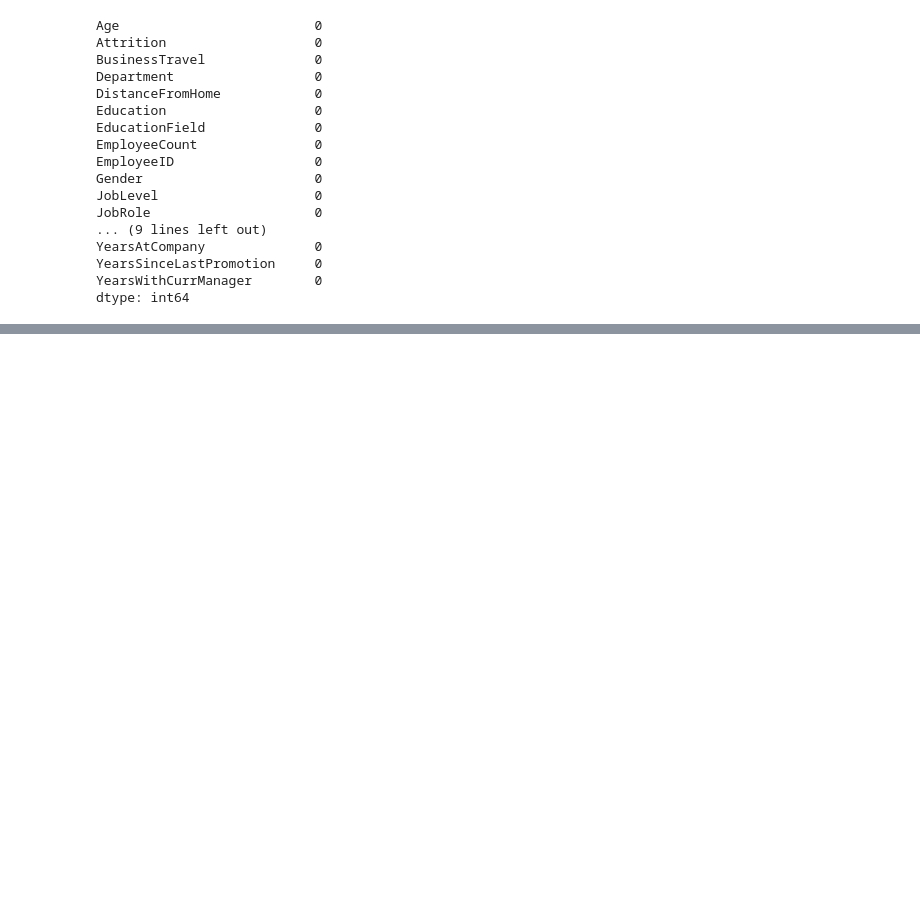
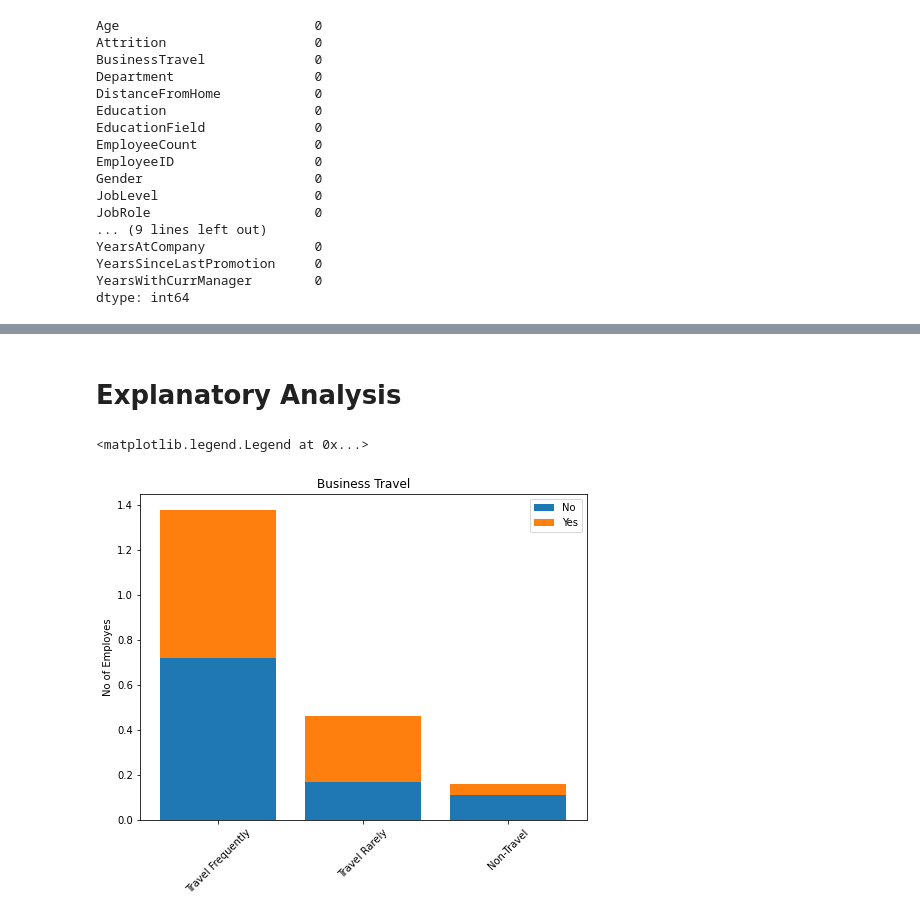
Before and after one commit to NerminHussein/HR-Analytics_Classifier, a Jupyter notebook: HR_Analytics.ipynb, the cells around one changed output, grey strips where cells are left out. Saved outputs shown, nothing was run; the diff lists cells and outputs as text; code cells hidden in the pictures; blank space fills up the shorter version.

```diff
--- a/HR_Analytics.ipynb
+++ b/HR_Analytics.ipynb
@@ -117,12 +110,8 @@ work_hours.rename(columns={'Unnamed: 0':'Employee ID'})
-# %%
-l=[]
-for index,rows in work_hours.iterrows():
-  c=0
-  for index in rows:
-    if index=='Day off':
-      c+=1
-  l.append(c)
-work_hours['Day off']=l
+# %%
+#Adding an employee ID column to merge this data with the other dataframes
+work_hours['EmployeeID']=work_hours.index+1
+emp=work_hours.pop('EmployeeID')
+work_hours.insert(0,'EmployeeID',emp)
 # %% [markdown]
 # Pre-processing
 # %%
@@ -324,3 +213,0 @@ dtype: int64
-# %%
-work_hours=work_hours.rename(columns={'Unnamed: 0':'EmployeeID'})
-work_hours.head()
@@ -440,0 +330,24 @@ sns.heatmap(Merge_EM_Data.corr(), annot=True)
+# %% [markdown]
+# Explanatory Analysis
+# %%
+a=list(Merge_WH_ALLData.BusinessTravel[Merge_WH_ALLData.Attrition=='Yes'].value_counts())
+atrr_yes=[]
+for i in a:
+  atrr_yes.append(i/sum(a))
+
+a=list(Merge_WH_ALLData.BusinessTravel[Merge_WH_ALLData.Attrition=='No'].value_counts())
+attr_no=[]
+for i in a:
+  attr_no.append(i/sum(a))
+labels=['Travel Frequently','Travel Rarely','Non-Travel']
+fig, ax = plt.subplots()
+fig.set_size_inches(8, 6)
+ax.bar(labels,attr_no,label='No')
+ax.bar(labels,atrr_yes,label='Yes',bottom=attr_no)
+ax.set_ylabel('No of Employes')
+ax.set_title('Business Travel')
+plt.xticks(rotation = 45)
+ax.legend()
+# %% [output]
+<matplotlib.legend.Legend at 0x...>
+[figure, added]
```
Also changed, not shown: parts of 235 cells of this notebook.
